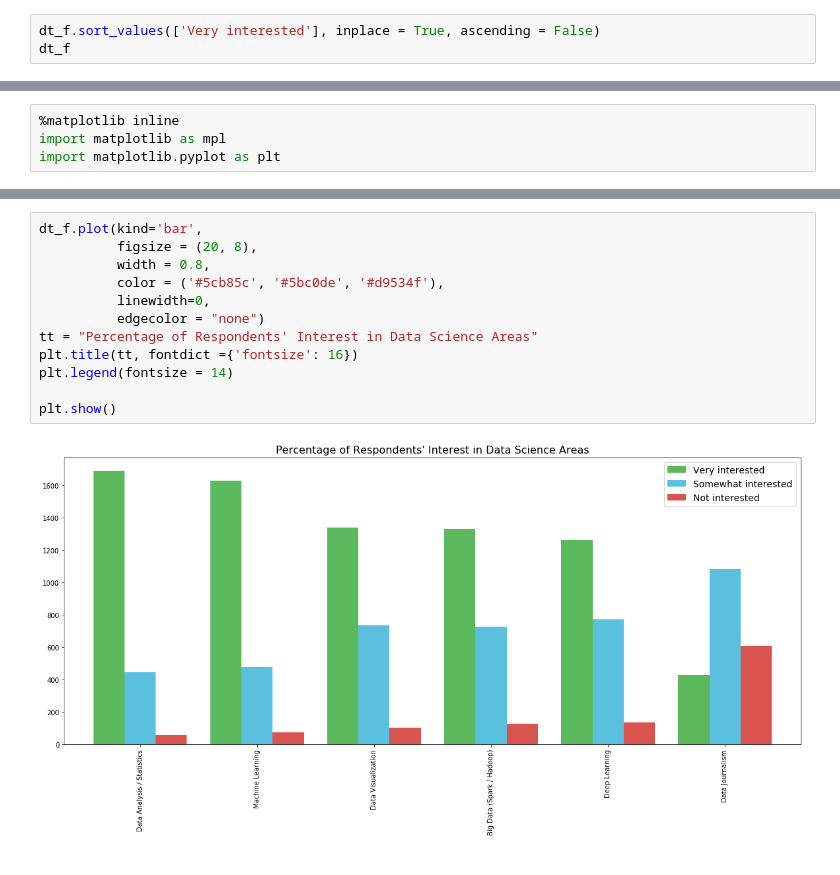
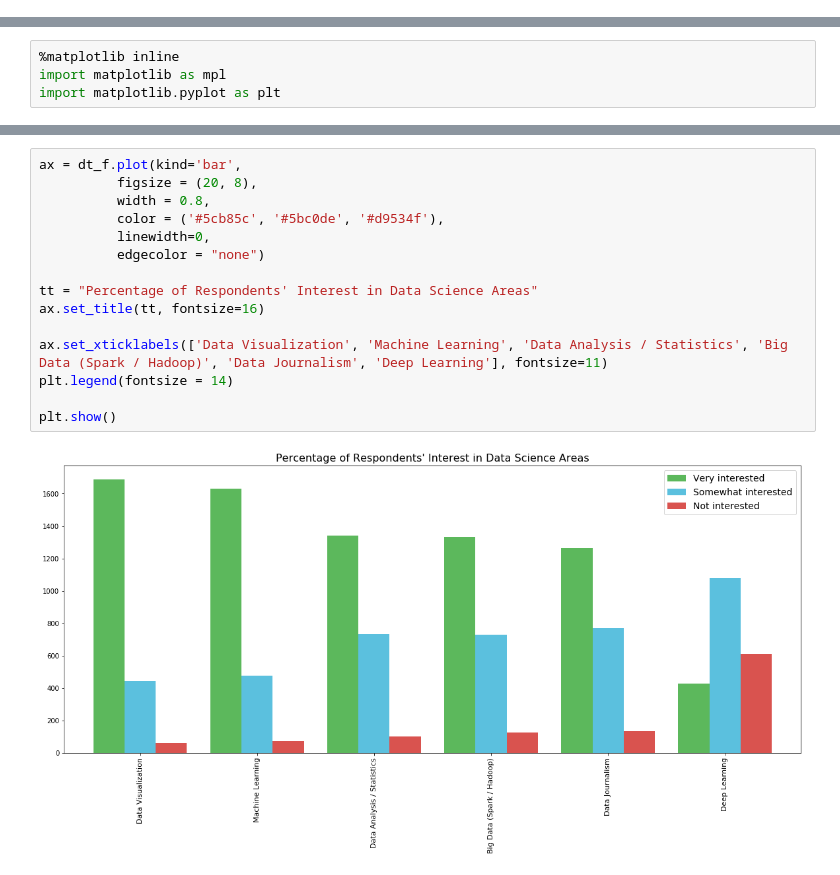
Before and after one commit to MrinmoiHossain/Online-Courses-Learning, a Jupyter notebook: Coursera/Data Visualization with Python-IBM/Week-3/Assignment/Untitled.ipynb, the cells around one changed output, grey strips where cells are left out. Drawn from its saved outputs; the diff is of its cells as text.

```diff
--- a/Coursera/Data Visualization with Python-IBM/Week-3/Assignment/Untitled.ipynb
+++ b/Coursera/Data Visualization with Python-IBM/Week-3/Assignment/Untitled.ipynb
@@ -60,3 +54,0 @@ pandas.core.frame.DataFrame
-# %%
-dt_f.sort_values(['Very interested'], inplace = True, ascending = False)
-dt_f
@@ -91,14 +66,17 @@ dt_f.head()
 # %%
-dt_f.plot(kind='bar',
+ax = dt_f.plot(kind='bar',
           figsize = (20, 8),
           width = 0.8,
           color = ('#5cb85c', '#5bc0de', '#d9534f'),
           linewidth=0,
           edgecolor = "none")
+
 tt = "Percentage of Respondents' Interest in Data Science Areas"
-plt.title(tt, fontdict ={'fontsize': 16})
+ax.set_title(tt, fontsize=16)
+
+ax.set_xticklabels(['Data Visualization', 'Machine Learning', 'Data Analysis / Statistics', 'Big Data (Spark / Hadoop)', 'Data Journalism', 'Deep Learning'], fontsize=11)
 plt.legend(fontsize = 14)
 
 plt.show()
 # %% [output]
-[figure, old version]
+[figure, new version]
```
Also changed, not shown: parts of 11 cells of this notebook, 8 other files.
